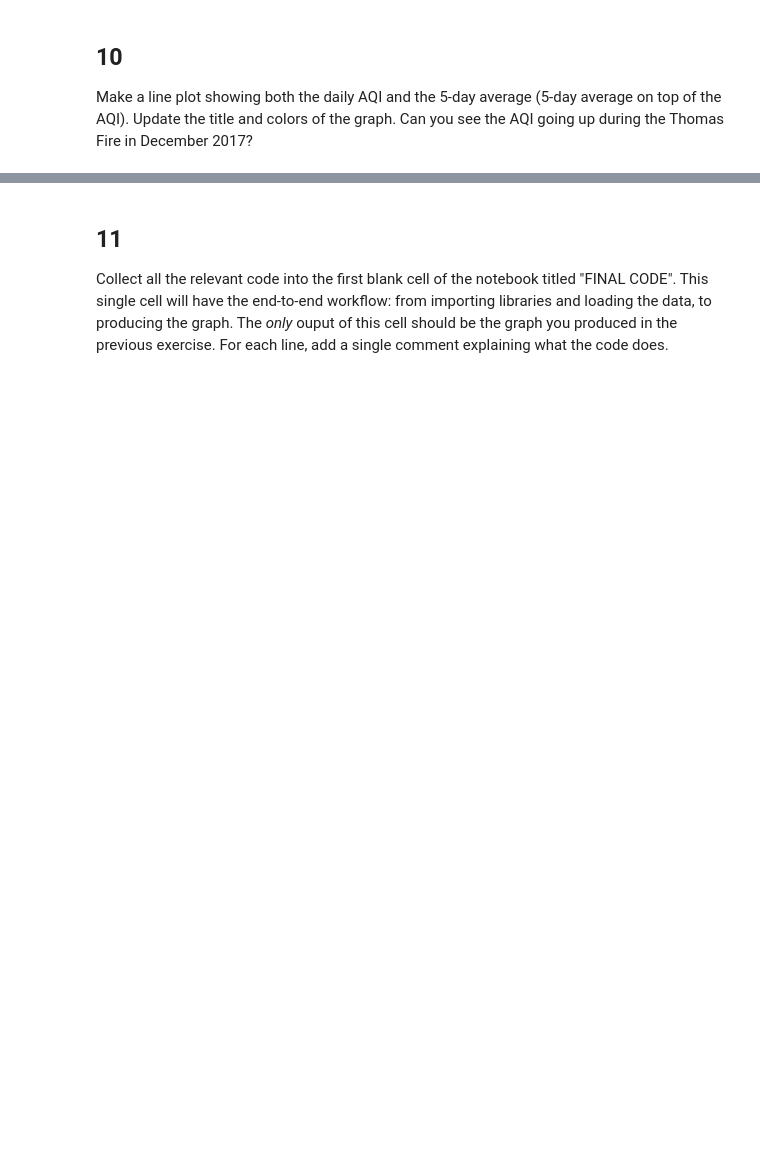
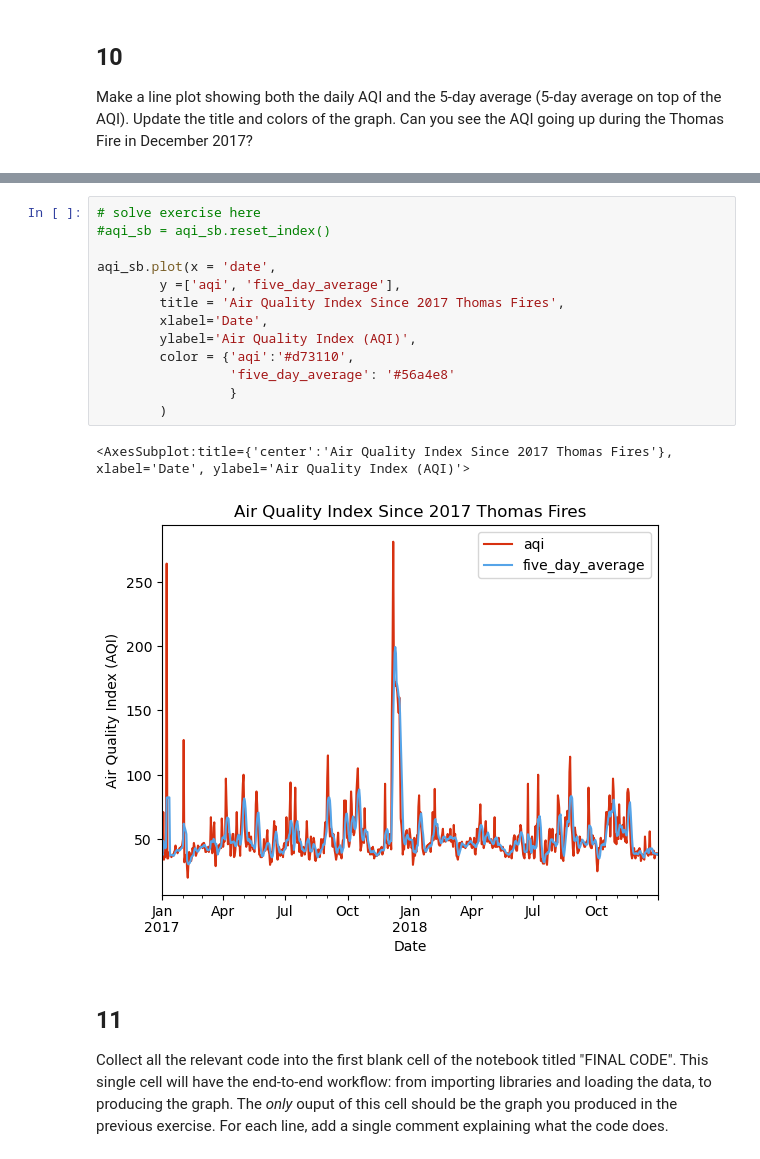
Before and after one commit to kateebeckerr/eds220-hwk-2, a Jupyter notebook: hwk2-task2-aqi.ipynb, the cells around one changed output, grey strips where cells are left out. Saved outputs shown, nothing was run; the diff lists cells and outputs as text; blank space fills up the shorter version.

```diff
--- a/hwk2-task2-aqi.ipynb
+++ b/hwk2-task2-aqi.ipynb
@@ -309,3 +431,19 @@ Make a line plot showing both the daily AQI and the 5-day average (5-day average
+# %%
+# solve exercise here
+#aqi_sb = aqi_sb.reset_index()
+
+aqi_sb.plot(x = 'date',
+        y =['aqi', 'five_day_average'],
+        title = 'Air Quality Index Since 2017 Thomas Fires',
+        xlabel='Date',
+        ylabel='Air Quality Index (AQI)',
+        color = {'aqi':'#d73110',
+                 'five_day_average': '#56a4e8'
+                 }
+        )
+# %% [output]
+<AxesSubplot:title={'center':'Air Quality Index Since 2017 Thomas Fires'}, xlabel='Date', ylabel='Air Quality Index (AQI)'>
+[figure, added]
 # %% [markdown]
 ## 11
 
```
Also changed, not shown: parts of 10 cells of this notebook, 1 other file.
